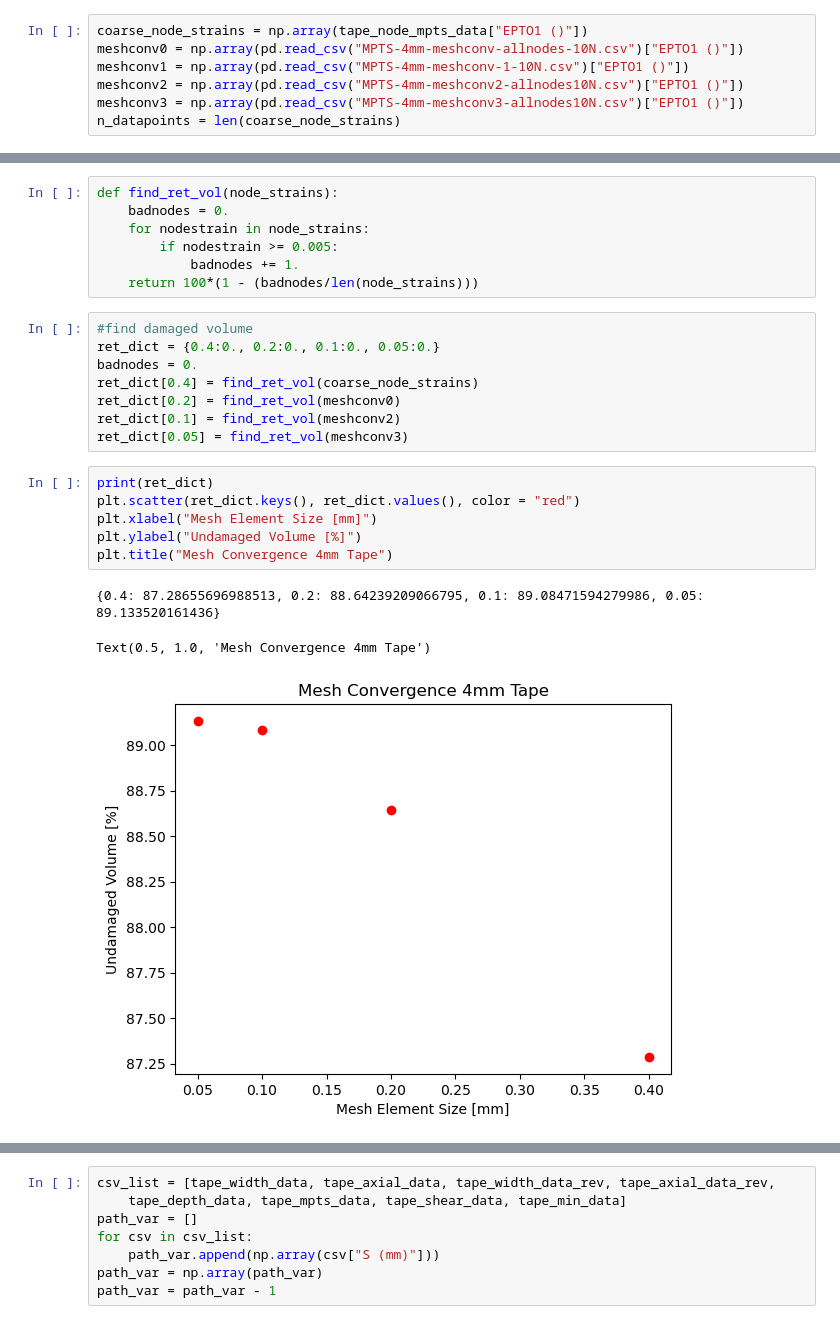
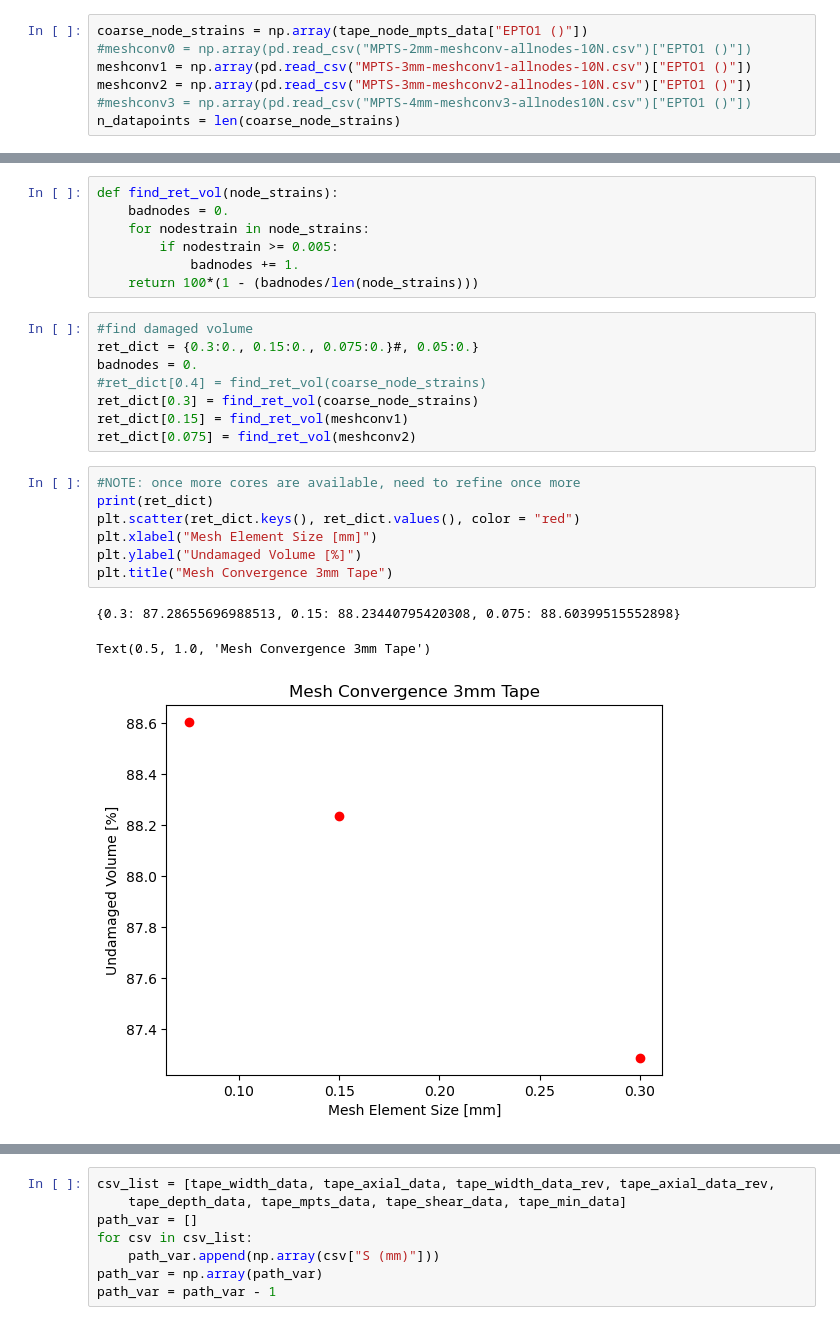
Before and after one commit to rosepowers29/flat-rebco-cable, a Jupyter notebook: plot_strain_path.ipynb, the cells around one changed output, grey strips where cells are left out. Saved outputs shown, nothing was run; the diff lists cells and outputs as text.

```diff
--- a/plot_strain_path.ipynb
+++ b/plot_strain_path.ipynb
@@ -39,8 +39,8 @@ plt.legend()
 # %%
 coarse_node_strains = np.array(tape_node_mpts_data["EPTO1 ()"])
-meshconv0 = np.array(pd.read_csv("MPTS-4mm-meshconv-allnodes-10N.csv")["EPTO1 ()"])
-meshconv1 = np.array(pd.read_csv("MPTS-4mm-meshconv-1-10N.csv")["EPTO1 ()"])
-meshconv2 = np.array(pd.read_csv("MPTS-4mm-meshconv2-allnodes10N.csv")["EPTO1 ()"])
-meshconv3 = np.array(pd.read_csv("MPTS-4mm-meshconv3-allnodes10N.csv")["EPTO1 ()"])
+#meshconv0 = np.array(pd.read_csv("MPTS-2mm-meshconv-allnodes-10N.csv")["EPTO1 ()"])
+meshconv1 = np.array(pd.read_csv("MPTS-3mm-meshconv1-allnodes-10N.csv")["EPTO1 ()"])
+meshconv2 = np.array(pd.read_csv("MPTS-3mm-meshconv2-allnodes-10N.csv")["EPTO1 ()"])
+#meshconv3 = np.array(pd.read_csv("MPTS-4mm-meshconv3-allnodes10N.csv")["EPTO1 ()"])
 n_datapoints = len(coarse_node_strains)
 # %%
@@ -66,20 +66,21 @@ def find_ret_vol(node_strains):
     return 100*(1 - (badnodes/len(node_strains)))
 # %%
 #find damaged volume
-ret_dict = {0.4:0., 0.2:0., 0.1:0., 0.05:0.}
+ret_dict = {0.3:0., 0.15:0., 0.075:0.}#, 0.05:0.}
 badnodes = 0.
-ret_dict[0.4] = find_ret_vol(coarse_node_strains)
-ret_dict[0.2] = find_ret_vol(meshconv0)
-ret_dict[0.1] = find_ret_vol(meshconv2)
-ret_dict[0.05] = find_ret_vol(meshconv3)
+#ret_dict[0.4] = find_ret_vol(coarse_node_strains)
+ret_dict[0.3] = find_ret_vol(coarse_node_strains)
+ret_dict[0.15] = find_ret_vol(meshconv1)
+ret_dict[0.075] = find_ret_vol(meshconv2)
 # %%
+#NOTE: once more cores are available, need to refine once more
 print(ret_dict)
 plt.scatter(ret_dict.keys(), ret_dict.values(), color = "red")
 plt.xlabel("Mesh Element Size [mm]")
 plt.ylabel("Undamaged Volume [%]")
-plt.title("Mesh Convergence 4mm Tape")
+plt.title("Mesh Convergence 3mm Tape")
 # %% [output]
-{0.4: 87.28655696988513, 0.2: 88.64239209066795, 0.1: 89.08471594279986, 0.05: 89.133520161436}
+{0.3: 87.28655696988513, 0.15: 88.23440795420308, 0.075: 88.60399515552898}
-Text(0.5, 1.0, 'Mesh Convergence 4mm Tape')
+Text(0.5, 1.0, 'Mesh Convergence 3mm Tape')
-[figure, old version]
+[figure, new version]
 # %%
```
Also changed, not shown: parts of 17 cells of this notebook.
